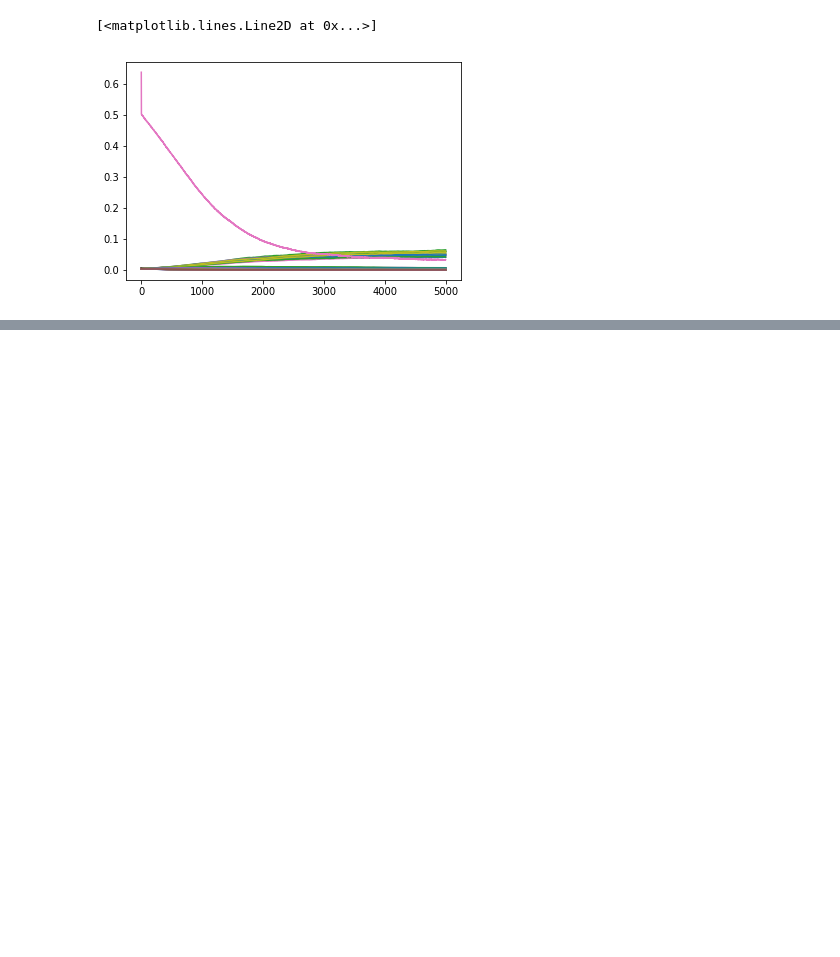
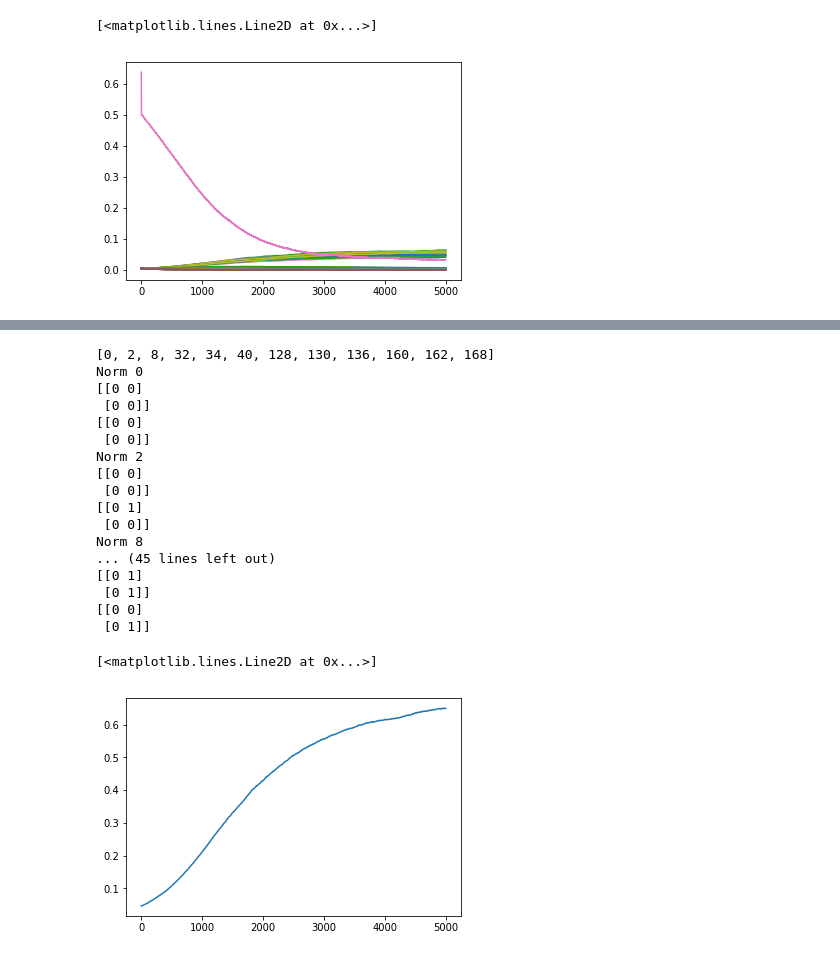
Before and after one commit to gavinforest/intergroupempathySimulations, a Jupyter notebook: play.ipynb, the cells around one changed output, grey strips where cells are left out. Cells and saved outputs as stored; diff of their text form; code cells hidden in the pictures; blank space fills up the shorter version.

```diff
--- a/play.ipynb
+++ b/play.ipynb
@@ -270,0 +309,31 @@ cacheRuns(distributedResults4, paramDicts4)
+# %%
+normInds41 = [i for i,r in enumerate(distributedResults4[3][0][2000][0].tolist()) if r > 0.03]
+print(normInds41)
+for i in normInds41:
+    print("Norm " + str(i))
+    print(norms[i][0])
+    print(norms[i][1])
+
+cumulative41 = [sum([distributedResults4[3][0][j][0][i] for i in normInds41]) for j in range(len(distributedResults4[3][0]))]
+
+plt.plot(cumulative41)
+# %% [output]
+[0, 2, 8, 32, 34, 40, 128, 130, 136, 160, 162, 168]
+Norm 0
+[[0 0]
+ [0 0]]
+[[0 0]
+ [0 0]]
+Norm 2
+[[0 0]
+ [0 0]]
+[[0 1]
+ [0 0]]
+Norm 8
+... (45 lines left out)
+[[0 1]
+ [0 1]]
+[[0 0]
+ [0 1]]
+[<matplotlib.lines.Line2D at 0x...>]
+[figure, added]
```
Also changed, not shown: parts of 10 cells of this notebook, 1 other file.
